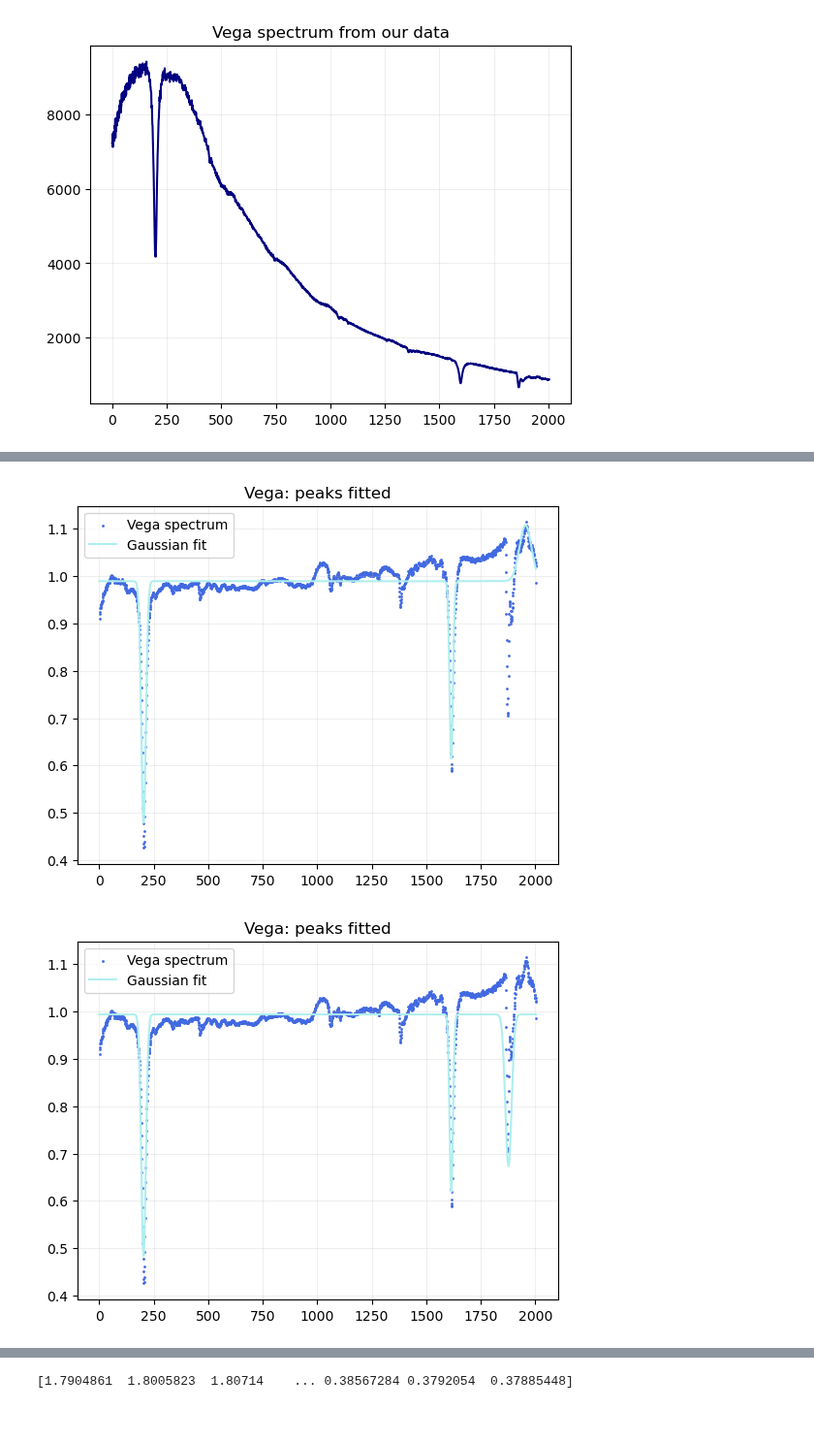
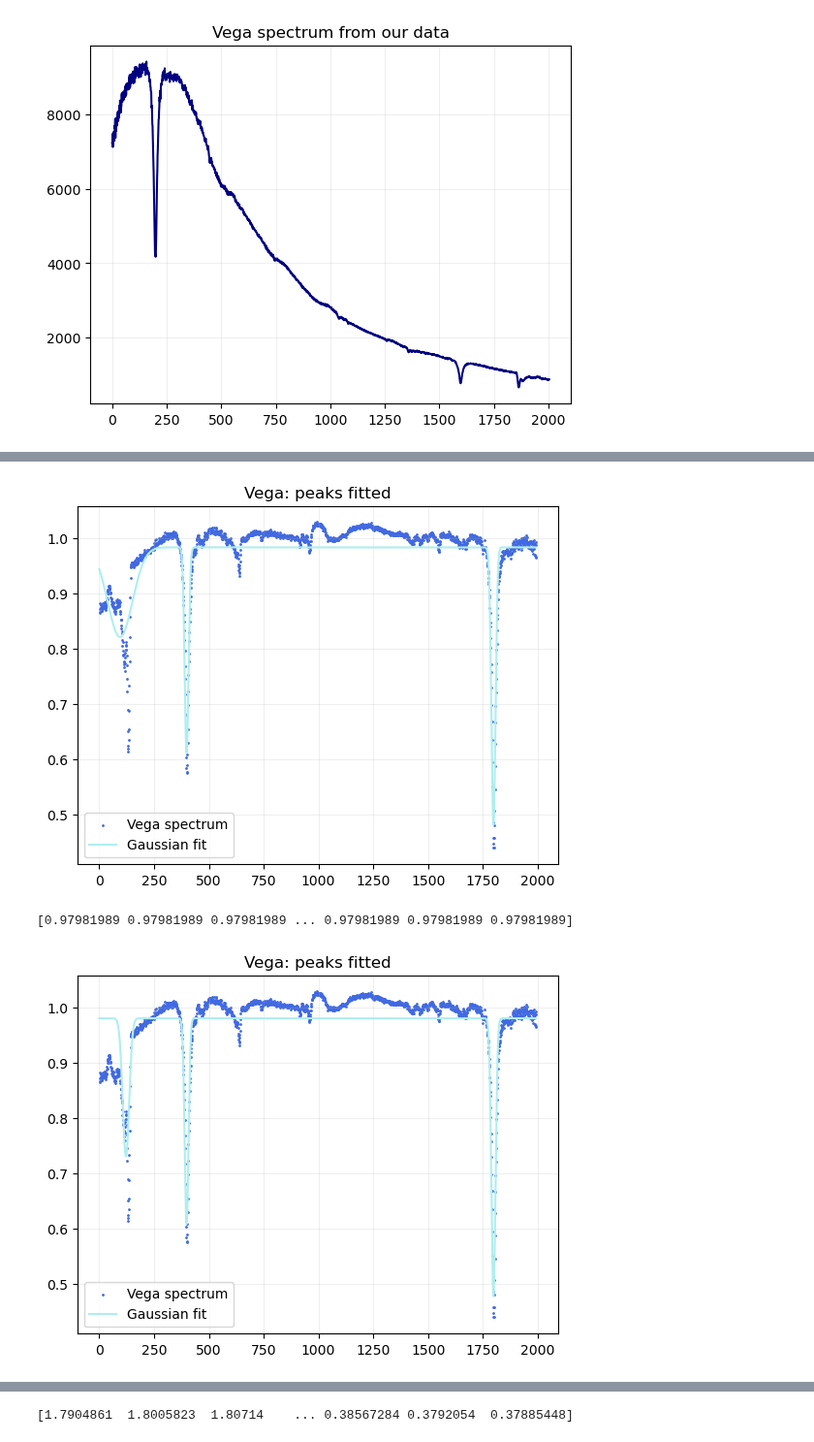
Before and after one commit to Timobrenn/G99-Spectroscopy, a Jupyter notebook: FWHM-vega.ipynb, the cells around one changed output, grey strips where cells are left out. Shown at 97% size. Drawn from its saved outputs; the diff is of its cells as text; code cells hidden in the pictures.

```diff
--- a/FWHM-vega.ipynb
+++ b/FWHM-vega.ipynb
@@ -90,13 +90,14 @@ close(fig)
 # %% [output]
 [figure]
 # %%
-hdulist = fits.open('Reynier files/vega_wl.fits')
-hdulist.info()
-print()
-
-hdr = hdulist[0].header
-dat_vega_0 = hdulist[0].data
-print(f"data shape: {dat.shape}")
+# hdulist = fits.open('flatlined/Flatlined_vega.txt')
+# hdulist.info()
+# print()
+#
+# hdr = hdulist[0].header
+# dat_vega_0 = hdulist[0].data
+# print(f"data shape: {dat.shape}")
+dat_vega_0 = np.loadtxt("flatlined/Flatlined_Vega.txt", comments="#")
 
 
 fig=figure()
@@ -141,7 +137,7 @@ data shape: (1, 4367)
 # %%
 # Making a Gaussian fit for the 1st absorption peak, plotting it
 
-beta, pcov1 = curve_fit(f_gaussian, np.arange(1, dat_vega_0.size+1), dat_vega_0, p0=(-0.6, 190, 40, 1))
+beta, pcov1 = curve_fit(f_gaussian, np.arange(1, dat_vega_0.size+1), dat_vega_0, p0=(-0.6, 1800, 40, 1))
 #amp, mu, sigma, zero
 
 print(beta)
@@ -168,12 +164,12 @@ close(fig)
 # also the fit doesn't really reach the bottom of the peak??? i don't know why, i'll TODO: try to find a better way to fit it if i have the time
 # shouldn't really matter for the FWHM anyway
 
-beta, pcov2 = curve_fit(f_gaussian, x_range, dat_vega_0, p0=(-0.4, 1600, 20, 1.02))
+beta, pcov2 = curve_fit(f_gaussian, x_range, dat_vega_0, p0=(-0.2, 400, 20, 1.02))
 #amp, mu, sigma, zero
 # print(beta)
 a2,m2,s2,z2=beta
 
-beta, pcov3 = curve_fit(f_gaussian, x_range, dat_vega_0, p0=(-0.4, 1950, 20, 1.05))
+beta, pcov3 = curve_fit(f_gaussian, x_range, dat_vega_0, p0=(-0.4, 150, 5, 1.05))
 a3,m3,s3,z3=beta
 
 z = np.mean([z1,z2,z3])
@@ -190,39 +186,41 @@ frame.legend()
 show()
 close(fig)
 # %% [output]
-[figure, old version]
+[figure, new version]
 # %%
 # separate code for the 3rd peak because it's being quirky; TODO: add 4th peak at ~1400
 # wait is it an emission peak??? should vega even have emission?????? no it shouldn't
 # my interpretation: H-alpha (~6600 A), H-beta (~4850 A), O2 band (~6950) TODO: make it an actual band
 
 # a special function for the O2 band
 # def f_double_gaussian(x, a1, m1, s1, z1, a2, m2, s2, z2):
 #     return a1 * np.exp(-(x - m1) * (x - m1) / (2.0 * s1 * s1)) + z
 
 
-x_range_3rdpeak = np.arange(1850,1900)
+x_range_3rdpeak = np.arange(100,200)
 
-beta, pcov3 = curve_fit(f_gaussian, x_range_3rdpeak, dat_vega_0[1850:1900], p0=(-0.4, 1900, 20, 1.05))
+beta, pcov3 = curve_fit(f_gaussian, x_range_3rdpeak, dat_vega_0[100:200], p0=(-0.4, 150, 20, 1.05))
 
 a3,m3,s3,z3=beta
 # f_3rdpeak = np.zeros(x_range)
 # f_3rdpeak[range(1850,1900)]=f_gaussian(x_range,a3,m3,s3,0)
 
 z = np.median([z1,z2,z3])
 
 f_composed = f_gaussian(x_range,a1,m1,s1,z)+f_gaussian(x_range,a2,m2,s2,0)+f_gaussian(x_range,a3,m3,s3,0)
+print(f_composed)
 fig=figure()
 frame=fig.add_subplot(1,1,1)
 frame.scatter(x_range,dat_vega_0,color="royalblue", label="Vega spectrum",s=1)
 frame.plot(f_composed,color="paleturquoise", label="Gaussian fit")
 frame.set_title("Vega: peaks fitted")
 frame.grid(alpha=0.2)
 frame.legend()
 show()
 close(fig)
 # %% [output]
+[0.97981989 0.97981989 0.97981989 ... 0.97981989 0.97981989 0.97981989]
-[figure, old version]
+[figure, new version]
 # %%
 def fwhm_calculator(sigma,pcov):
     """Calculates the equivalent width from a given sigma value and its error using the pcov matrix"""
```
Also changed, not shown: parts of 6 cells of this notebook, 6 other files.
